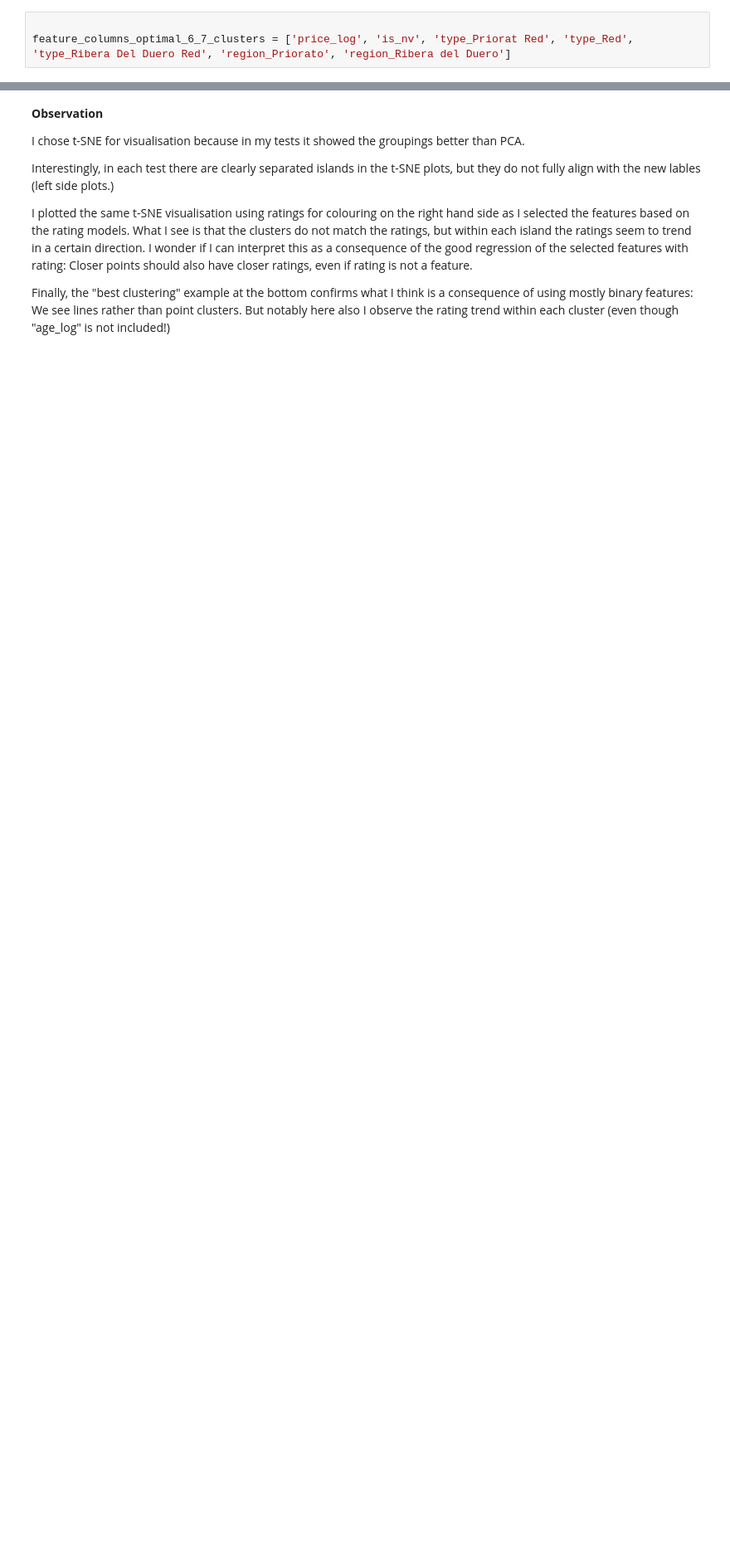
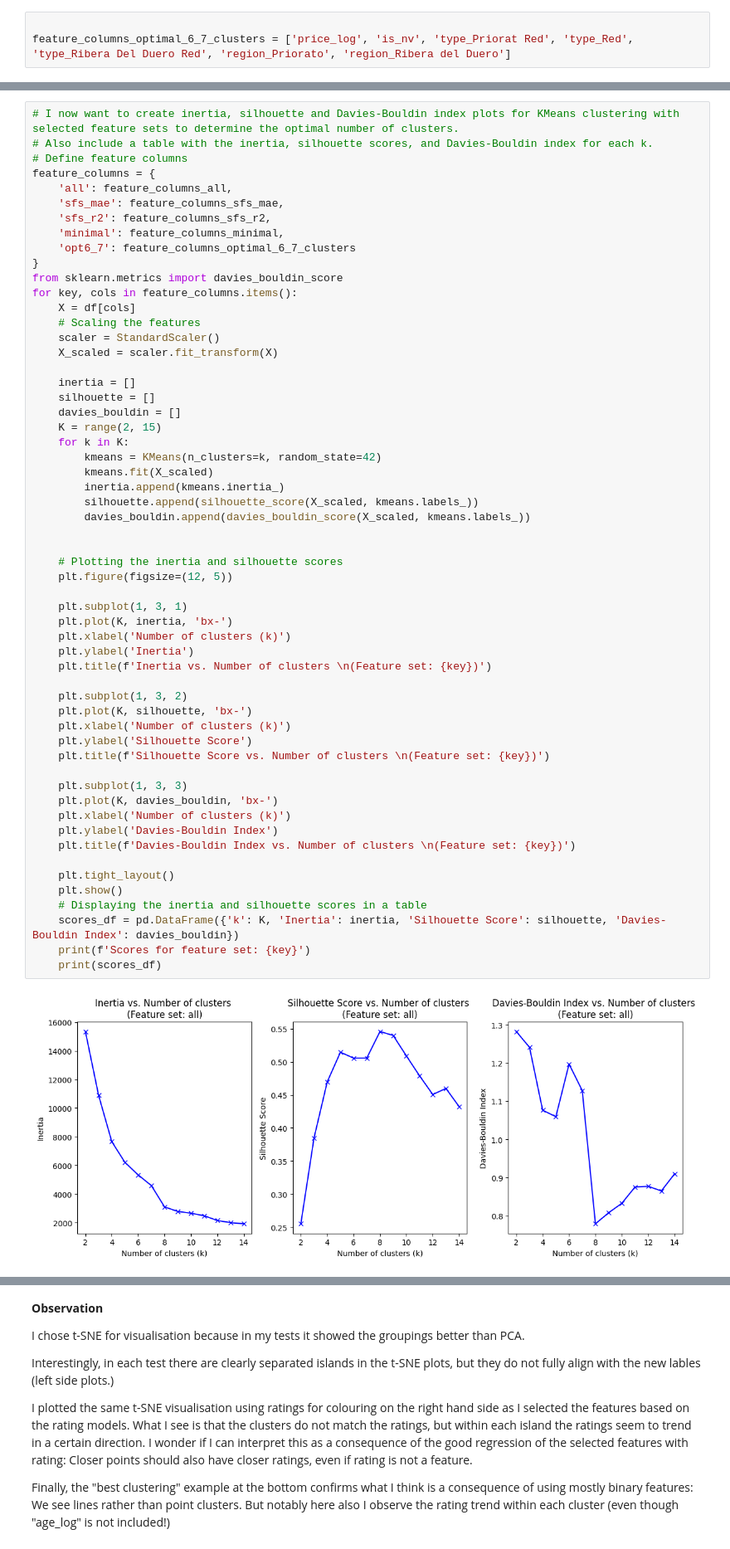
Before and after one commit to SailorJens/ML_Uni_Notebooks, a Jupyter notebook: Assessment template - Classification_Jens_v2.ipynb, the cells around one changed output, grey strips where cells are left out. Shown at 83% size. Cells and saved outputs as stored; diff of their text form; blank space fills up the shorter version.

```diff
--- a/Assessment template - Classification_Jens_v2.ipynb
+++ b/Assessment template - Classification_Jens_v2.ipynb
@@ -245,0 +253,59 @@ feature_columns_optimal_6_7_clusters = ['price_log', 'is_nv', 'type_Priorat Red'
+# %%
+# I now want to create inertia, silhouette and Davies-Bouldin index plots for KMeans clustering with selected feature sets to determine the optimal number of clusters.
+# Also include a table with the inertia, silhouette scores, and Davies-Bouldin index for each k.
+# Define feature columns
+feature_columns = {
+    'all': feature_columns_all,
+    'sfs_mae': feature_columns_sfs_mae,
+    'sfs_r2': feature_columns_sfs_r2,
+    'minimal': feature_columns_minimal,
+    'opt6_7': feature_columns_optimal_6_7_clusters
+}
+from sklearn.metrics import davies_bouldin_score
+for key, cols in feature_columns.items():
+    X = df[cols]
+    # Scaling the features
+    scaler = StandardScaler()
+    X_scaled = scaler.fit_transform(X)
+
+    inertia = []
+    silhouette = []
+    davies_bouldin = []
+    K = range(2, 15)
+    for k in K:
+        kmeans = KMeans(n_clusters=k, random_state=42)
+        kmeans.fit(X_scaled)
+        inertia.append(kmeans.inertia_)
+        silhouette.append(silhouette_score(X_scaled, kmeans.labels_))
+        davies_bouldin.append(davies_bouldin_score(X_scaled, kmeans.labels_))
+
+
+    # Plotting the inertia and silhouette scores
+    plt.figure(figsize=(12, 5))
+
+    plt.subplot(1, 3, 1)
+    plt.plot(K, inertia, 'bx-')
+    plt.xlabel('Number of clusters (k)')
+    plt.ylabel('Inertia')
+    plt.title(f'Inertia vs. Number of clusters \n(Feature set: {key})')
+
+    plt.subplot(1, 3, 2)
+    plt.plot(K, silhouette, 'bx-')
+    plt.xlabel('Number of clusters (k)')
+    plt.ylabel('Silhouette Score')
+    plt.title(f'Silhouette Score vs. Number of clusters \n(Feature set: {key})')
+
+    plt.subplot(1, 3, 3)
+    plt.plot(K, davies_bouldin, 'bx-')
+    plt.xlabel('Number of clusters (k)')
+    plt.ylabel('Davies-Bouldin Index')
+    plt.title(f'Davies-Bouldin Index vs. Number of clusters \n(Feature set: {key})')
+
+    plt.tight_layout()
+    plt.show()
+    # Displaying the inertia and silhouette scores in a table
+    scores_df = pd.DataFrame({'k': K, 'Inertia': inertia, 'Silhouette Score': silhouette, 'Davies-Bouldin Index': davies_bouldin})
+    print(f'Scores for feature set: {key}')
+    print(scores_df)
+# %% [output]
+[figure, added]
```
Also changed, not shown: parts of 31 cells of this notebook.
